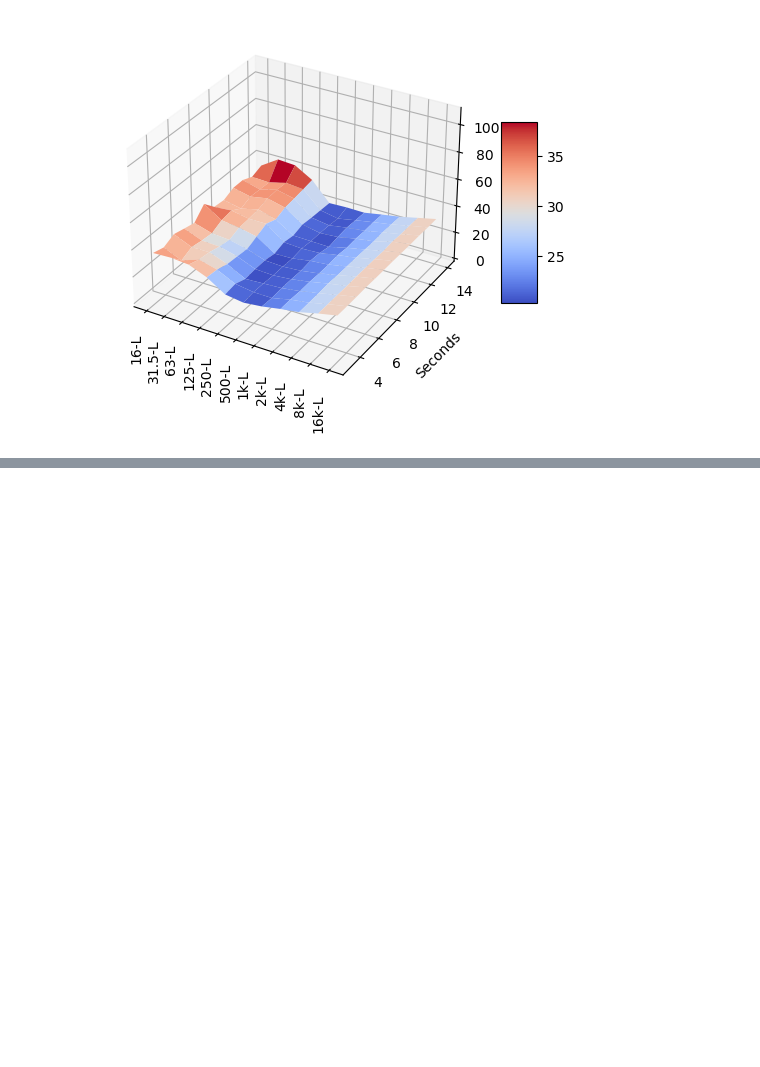
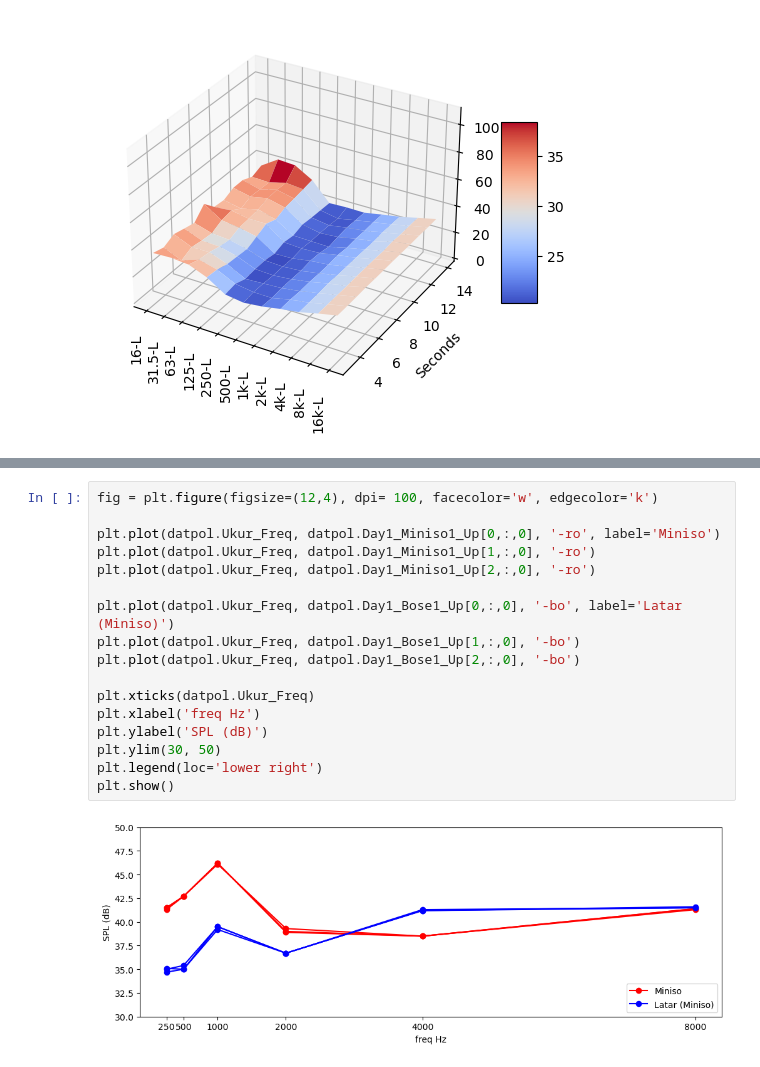
Before and after one commit to VibrasticLab/pikoakustik, a Jupyter notebook: document/hasil_ukur_lanjutan/python/ITBDataProcess.ipynb, the cells around one changed output, grey strips where cells are left out. Drawn from its saved outputs; the diff is of its cells as text; blank space fills up the shorter version.

```diff
--- a/document/hasil_ukur_lanjutan/python/ITBDataProcess.ipynb
+++ b/document/hasil_ukur_lanjutan/python/ITBDataProcess.ipynb
@@ -98,0 +128,19 @@ PlotSPLPoint(datpol.Ukur_OutDown, datpol.Day3_Bose1_Up[2,0,:])
+# %%
+fig = plt.figure(figsize=(12,4), dpi= 100, facecolor='w', edgecolor='k')
+
+plt.plot(datpol.Ukur_Freq, datpol.Day1_Miniso1_Up[0,:,0], '-ro', label='Miniso')
+plt.plot(datpol.Ukur_Freq, datpol.Day1_Miniso1_Up[1,:,0], '-ro')
+plt.plot(datpol.Ukur_Freq, datpol.Day1_Miniso1_Up[2,:,0], '-ro')
+
+plt.plot(datpol.Ukur_Freq, datpol.Day1_Bose1_Up[0,:,0], '-bo', label='Latar (Miniso)')
+plt.plot(datpol.Ukur_Freq, datpol.Day1_Bose1_Up[1,:,0], '-bo')
+plt.plot(datpol.Ukur_Freq, datpol.Day1_Bose1_Up[2,:,0], '-bo')
+
+plt.xticks(datpol.Ukur_Freq)
+plt.xlabel('freq Hz')
+plt.ylabel('SPL (dB)')
+plt.ylim(30, 50)
+plt.legend(loc='lower right')
+plt.show()
+# %% [output]
+[figure, added]
```
Also changed, not shown: parts of 5 cells of this notebook.
